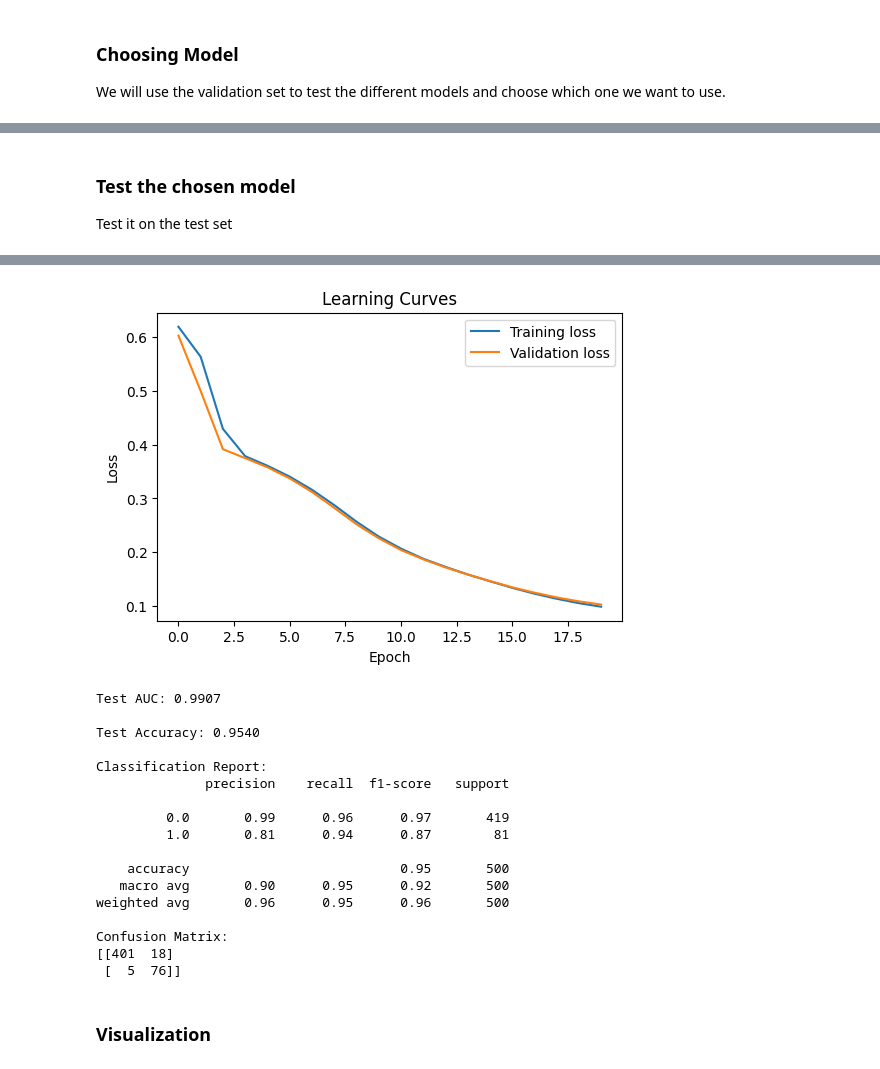
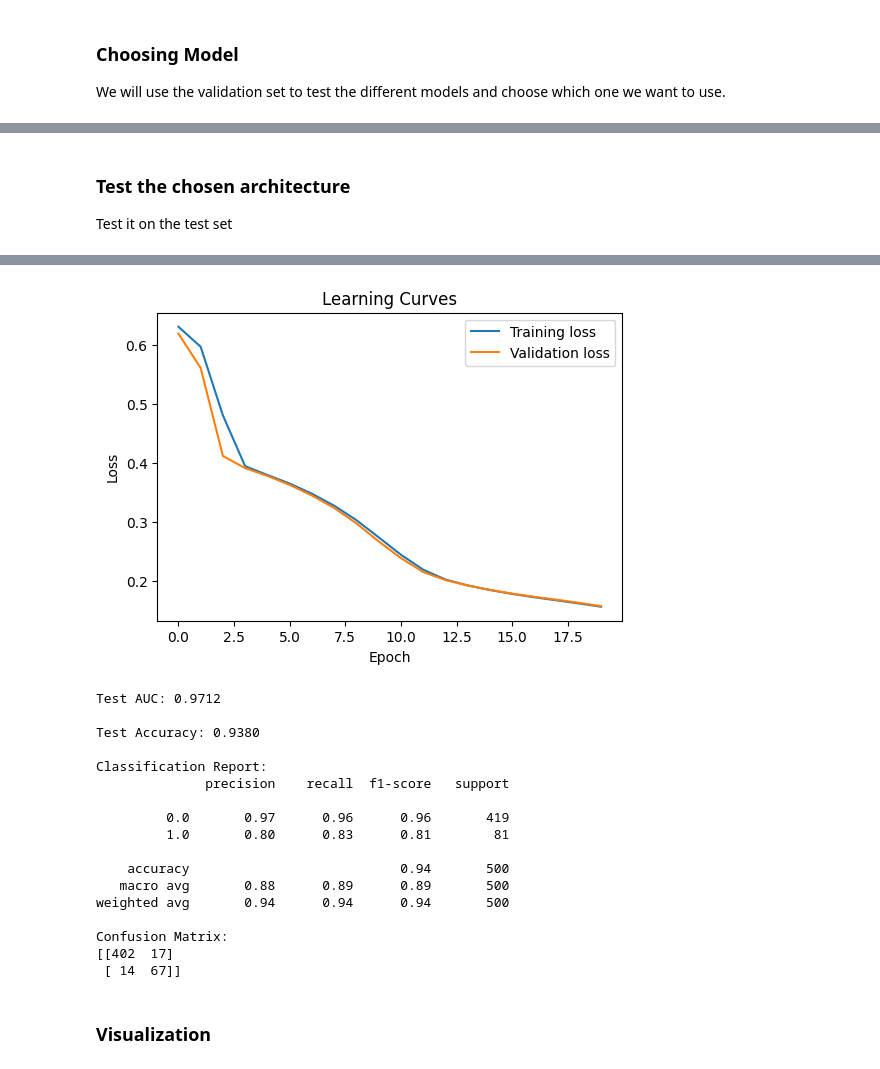
Before and after one commit to Charly21r/Mandelbrot-set-neural-net, a Jupyter notebook: main.ipynb, the cells around one changed output, grey strips where cells are left out. Cells and saved outputs as stored; diff of their text form; code cells hidden in the pictures.

```diff
--- a/main.ipynb
+++ b/main.ipynb
@@ -49,8 +51,8 @@ Is [1,0] in the set?: False
 ### Creating a dataset
 # %%
 # Define the range for the real and imaginary parts
-real_range = np.linspace(-2, 1, 50)
-imag_range = np.linspace(-1.5, 1.5, 50)
+real_range = np.linspace(-2, 1, 250)
+imag_range = np.linspace(-1.5, 1.5, 250)
 
 data = []
 for a in real_range:
@@ -153,14 +155,16 @@ def plot_decision_boundary(model, epoch, real_res=400, imag_res=400):
 
     grid_tensor = torch.tensor(grid, dtype=torch.float32)
 
+    model.to(device)
     # Set the model to evaluation mode
     model.eval()
     with torch.no_grad():
+        grid_tensor = grid_tensor.to(device)
         # Get the model's predictions (probabilities)
         predictions = model(grid_tensor)
 
     # Reshape the predictions back into a 2D image format
-    image_data = predictions.numpy().reshape((real_res, imag_res))
+    image_data = predictions.cpu().numpy().reshape((real_res, imag_res))
 
     plt.figure(figsize=(6, 6))
     plt.imshow(image_data.T, extent=[-2, 1, -1.5, 1.5], origin='lower', cmap='hot')
@@ -179,8 +183,10 @@ def plot_decision_boundary(model, epoch, real_res=400, imag_res=400):
 from torch.utils.data import TensorDataset, DataLoader
 
 def train(model, X_train, y_train, X_val, y_val, num_epoch=20, batch_size=16, lr=0.0001, criterion=nn.BCELoss(), visualize=False):
+    optimizer = optim.Adam(model.parameters(), lr=lr)
 
-    optimizer = optim.Adam(model.parameters(), lr=lr)
+    # Load model into GPU
+    model.to(device)
 
     # Convert data to PyTorch tensors
     X_train_tensor = torch.tensor(X_train.values, dtype=torch.float32)
@@ -206,6 +212,10 @@ def train(model, X_train, y_train, X_val, y_val, num_epoch=20, batch_size=16, lr
         model.train() # Set the model to training mode
         train_loss = 0
         for batch_X, batch_y in train_loader:
+            # Load into GPU
+            batch_X = batch_X.to(device)
+            batch_y = batch_y.to(device)
+
             # Forward pass
             outputs = model(batch_X)
             loss = criterion(outputs, batch_y)
@@ -221,6 +231,10 @@ def train(model, X_train, y_train, X_val, y_val, num_epoch=20, batch_size=16, lr
         val_loss = 0
         with torch.no_grad():
             for batch_X, batch_y in val_loader:
+                # Load into GPU
+                batch_X = batch_X.to(device)
+                batch_y = batch_y.to(device)
+
                 outputs = model(batch_X)
                 loss = criterion(outputs, batch_y)
 
@@ -236,7 +250,7 @@ def train(model, X_train, y_train, X_val, y_val, num_epoch=20, batch_size=16, lr
 
         # Plotting the set
         if visualize:
-            if (epoch + 1) % 1 == 0:    # Every epoch
+            if (epoch + 1) % 10 == 0:    # Every 10 epoch
                 plot_decision_boundary(model, epoch)
 
     # Plot the learning curves
@@ -261,34 +275,37 @@ def test(model, X_test, y_test, threshold=0.5):
     X_test_tensor = torch.tensor(X_test.values, dtype=torch.float32)
     y_test_tensor = torch.tensor(y_test.values, dtype=torch.float32).unsqueeze(1)
 
+    model.to(device)
     # Evaluation mode
     model.eval()
 
     with torch.no_grad():
+        # Load into GPU
+        X_test_tensor = X_test_tensor.to(device)
         y_prob_tensor = model(X_test_tensor)
 
         # Convert probabilities to binary predictions (0 or 1)
         y_pred = (y_prob_tensor > threshold).float()
 
-        y_true_np = y_test_tensor.numpy()
-        y_pred_np = y_pred.numpy()
-        y_prob_np = y_prob_tensor.numpy()
+        y_true_np = y_test_tensor.cpu().numpy()
+        y_pred_np = y_pred.cpu().numpy()
+        y_prob_np = y_prob_tensor.cpu().numpy()
 
         # Calculate metrics
         auc = roc_auc_score(y_true_np, y_prob_np)
         print(f"Test AUC: {auc:.4f}\n")
 
-        accuracy = accuracy_score(y_test_tensor.numpy(), y_pred.numpy())
+        accuracy = accuracy_score(y_true_np, y_pred_np)
         print(f"Test Accuracy: {accuracy:.4f}\n")
 
         print("Classification Report:")
-        print(classification_report(y_test_tensor.numpy(), y_pred.numpy()))
+        print(classification_report(y_true_np, y_pred_np))
 
         print("Confusion Matrix:")
-        print(confusion_matrix(y_test_tensor.numpy(), y_pred.numpy()))
+        print(confusion_matrix(y_true_np, y_pred_np))
 
         f1 = f1_score(y_true_np, y_pred_np, pos_label=1)
-        tn, fp, fn, tp = confusion_matrix(y_test_tensor.numpy(), y_pred.numpy()).ravel()
+        tn, fp, fn, tp = confusion_matrix(y_true_np, y_pred_np).ravel()
 
         report = {
             "accuracy": accuracy,
@@ -445,9 +359,9 @@ results_df
 # %% [markdown]
-### Test the chosen model
+### Test the chosen architecture
 
 Test it on the test set
 # %%
-model = NeuralNet(num_hidden_layers=5)
+model = NeuralNet(num_hidden_layers=5).to(device)
 
 model = train(model, X_train, y_train, X_val, y_val)
 report = test(model, X_test, y_test)
@@ -475,21 +389,21 @@ Epoch: 20, Train Loss: 0.09904673062593622, Val Loss: 0.10306936378280322
-[figure, old version]
+[figure, new version]
-Test AUC: 0.9907
+Test AUC: 0.9712
 
-Test Accuracy: 0.9540
+Test Accuracy: 0.9380
 
 Classification Report:
               precision    recall  f1-score   support
 
-         0.0       0.99      0.96      0.97       419
-         1.0       0.81      0.94      0.87        81
+         0.0       0.97      0.96      0.96       419
+         1.0       0.80      0.83      0.81        81
 
-    accuracy                           0.95       500
-   macro avg       0.90      0.95      0.92       500
-weighted avg       0.96      0.95      0.96       500
+    accuracy                           0.94       500
+   macro avg       0.88      0.89      0.89       500
+weighted avg       0.94      0.94      0.94       500
 
 Confusion Matrix:
-[[401  18]
- [  5  76]]
+[[402  17]
+ [ 14  67]]
 # %% [markdown]
 ### Visualization
 # %%
```
Also changed, not shown: parts of 7 cells of this notebook, 1 other file.
